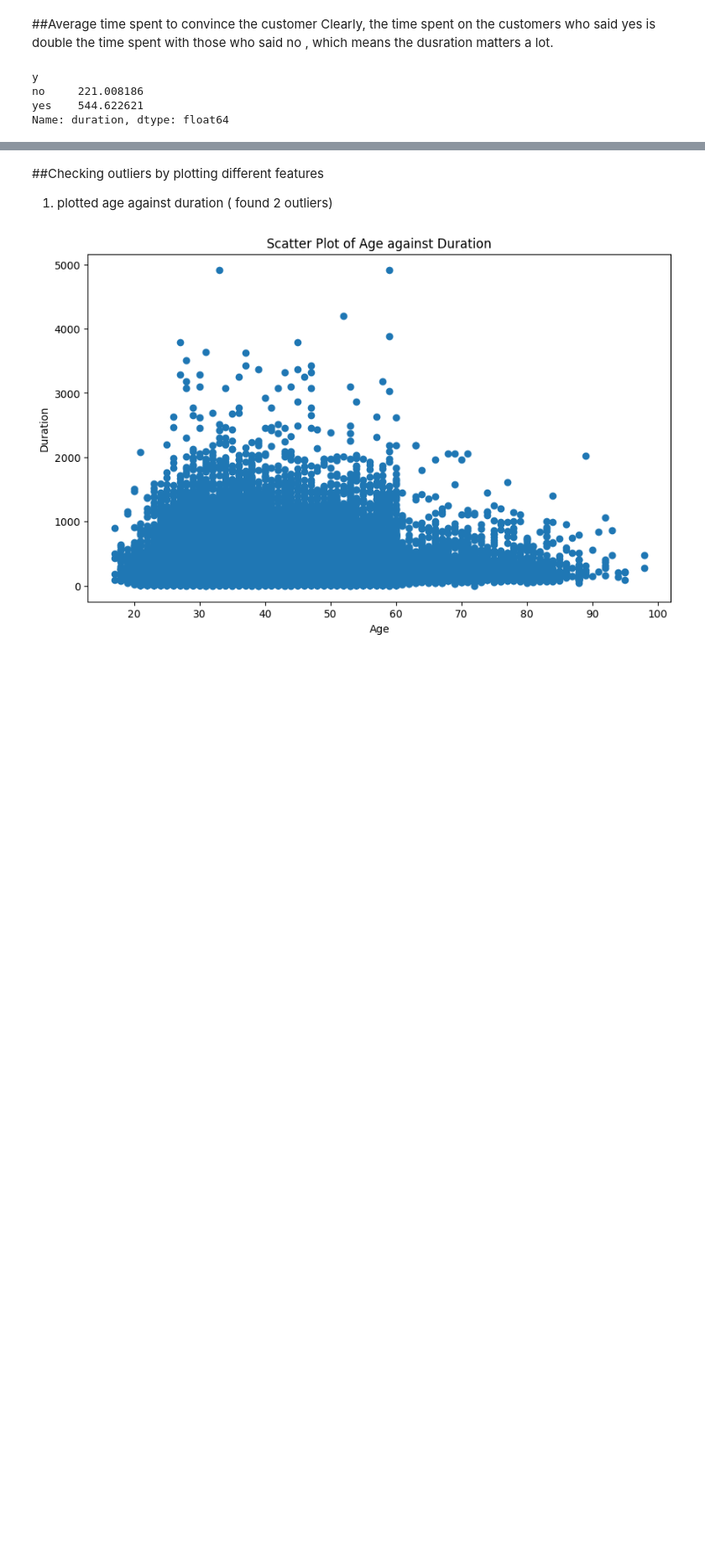
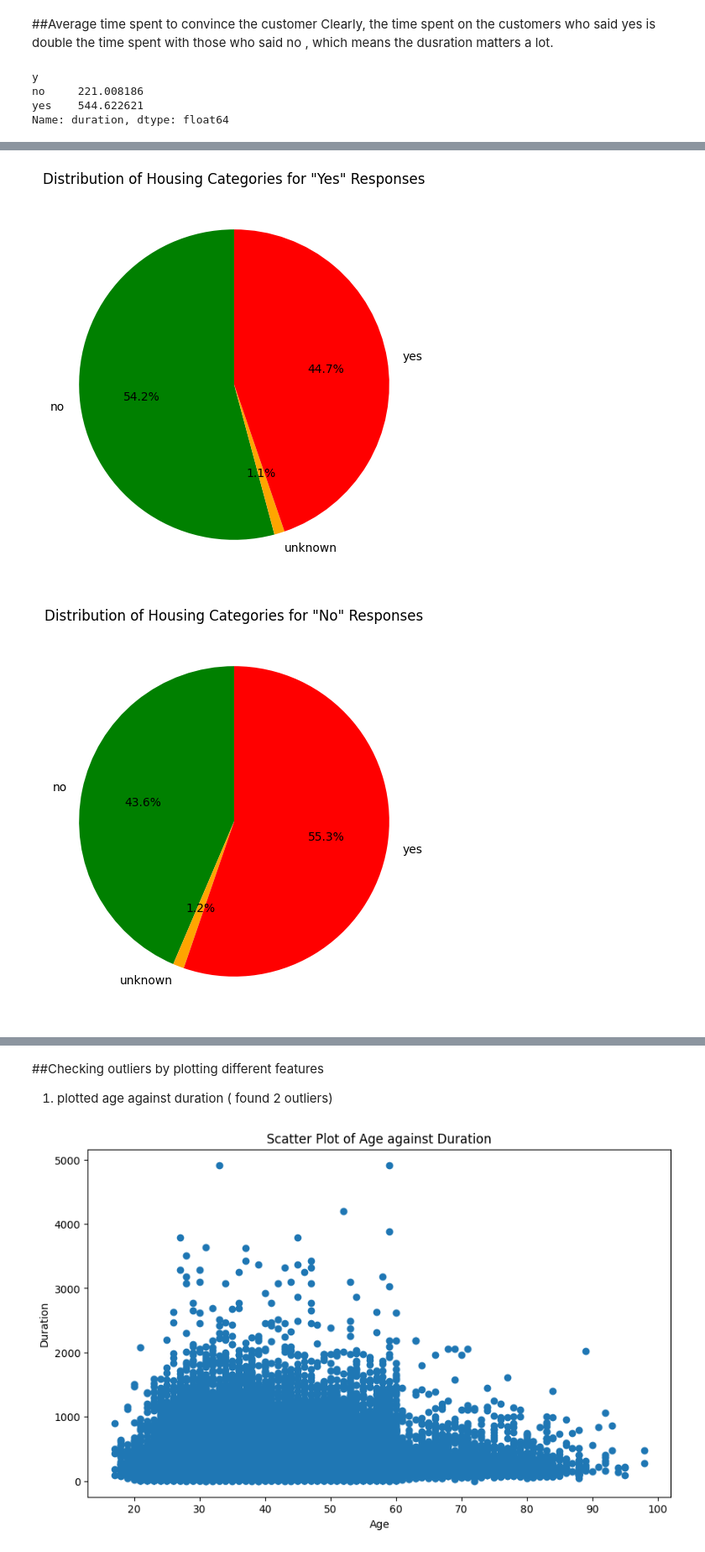
Before and after one commit to simrangawri/Banking-Data-Analysis-and-Prediction-Model, a Jupyter notebook: Banking_data_analysis_and_predictive_model.ipynb, the cells around one changed output, grey strips where cells are left out. Shown at 84% size. Saved outputs shown, nothing was run; the diff lists cells and outputs as text; code cells hidden in the pictures; blank space fills up the shorter version.

```diff
--- a/Banking_data_analysis_and_predictive_model.ipynb
+++ b/Banking_data_analysis_and_predictive_model.ipynb
@@ -96,0 +153,3 @@ Name: duration, dtype: float64
+# %%
+grouped_counts_housing = df.groupby(['housing', 'y']).size().reset_index(name='count')
+print(grouped_counts_housing)
@@ -96,0 +164,18 @@ Name: duration, dtype: float64
+# %%
+counts_yes = grouped_counts_housing[grouped_counts_housing['y'] == 'yes']['count']
+counts_no = grouped_counts_housing[grouped_counts_housing['y'] == 'no']['count']
+
+# Plot a pie chart
+labels = grouped_counts_housing['housing'].unique()
+plt.figure(figsize=(10, 6))
+plt.pie(counts_yes, labels=labels, autopct='%1.1f%%', startangle=90, colors=['green', 'orange',"red"])
+plt.title('Distribution of Housing Categories for "Yes" Responses')
+plt.show()
+
+plt.figure(figsize=(10, 6))
+plt.pie(counts_no, labels=labels, autopct='%1.1f%%', startangle=90, colors=['green', 'orange',"red"])
+plt.title('Distribution of Housing Categories for "No" Responses')
+plt.show()
+# %% [output]
+[figure, added]
+[figure, added]
```
Also changed, not shown: parts of 16 cells of this notebook.
